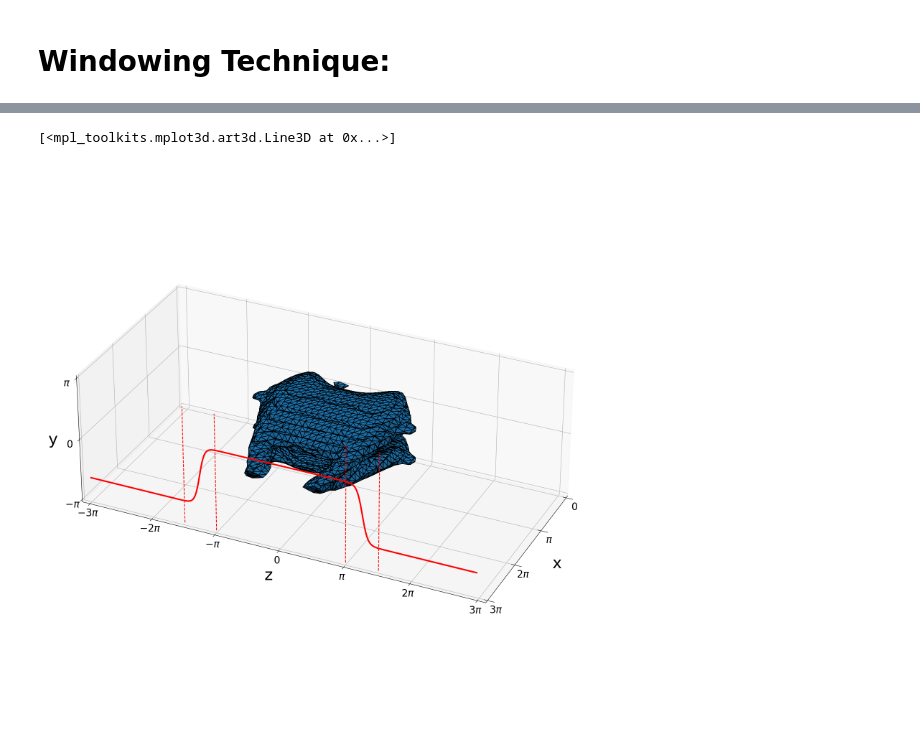
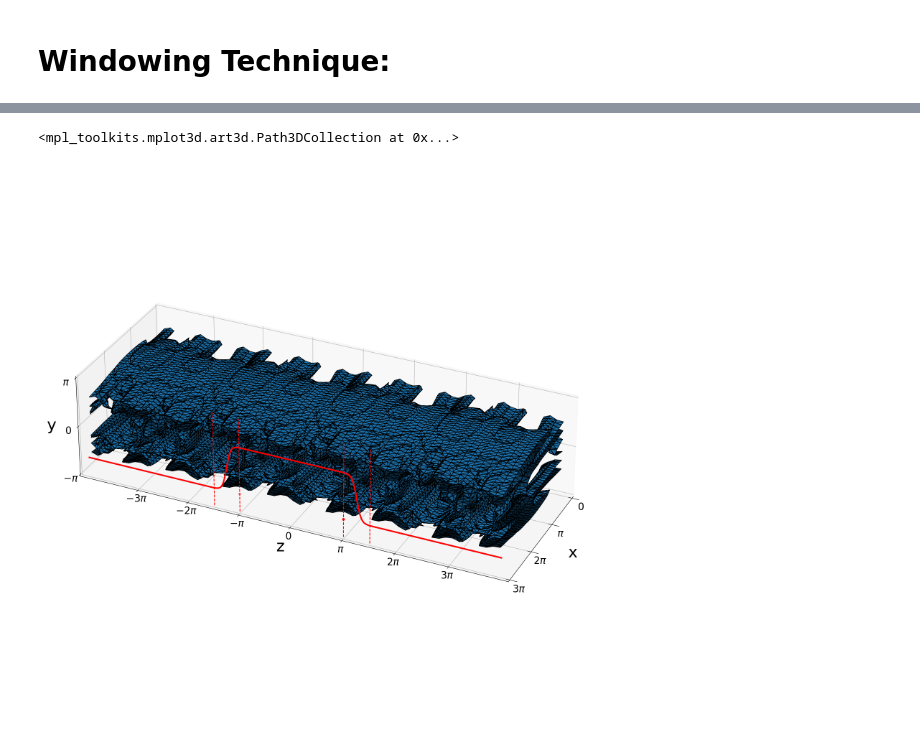
Before and after one commit to theolewy/vKolmogorov3D, a Jupyter notebook: jupyter_notebooks/arrowhead3D.ipynb, the cells around one changed output, grey strips where cells are left out. Drawn from its saved outputs; the diff is of its cells as text; code cells hidden in the pictures.

```diff
--- a/jupyter_notebooks/arrowhead3D.ipynb
+++ b/jupyter_notebooks/arrowhead3D.ipynb
@@ -63,5 +50,6 @@ IndexError: list index out of range
 # %%
 Lx = system_params['Lx']
+Nz = solver_params['Nz']
 # %%
 from cfd_tools.cartesian_systems.misc_tools import shift_reflect
 
@@ -128,22 +116,30 @@ def plot_3D_surface(array1, x, y, z, ax=None, level_mult=0.7):
     plt.tight_layout()
 
     return ax
+# %%
+# Tile the periodic solution...
+
+trace_tiled = np.tile(trace, (1, 4, 1))
+trace_tiled = np.roll(trace_tiled, shift=Nz//2, axis=1)
+x_tiled = x
+y_tiled = y
+z_tiled = np.concatenate([z-4*np.pi, z-2*np.pi, z , z+2*np.pi, z+4*np.pi])[Nz//2:-Nz//2]
 # %%
 a, b = np.pi, np.pi/2
 plt.rcParams['font.size'] = 40
 
 
-ax = plot_3D_surface(trace, x, y, z, ax=None, level_mult=0.5)
+ax = plot_3D_surface(trace_tiled, x_tiled, y_tiled, z_tiled, ax=None, level_mult=0.5)
 
-z_plot = np.linspace(np.min(z), np.max(z), 300)
+z_plot = np.linspace(np.min(z_tiled), np.max(z_tiled), 300)
 window = 1/4 * (1 + np.tanh(6 * (a - z_plot) / b + 3)) * (1 + np.tanh(6 * (a + z_plot) / b + 3))
 
 ax.plot(z_plot, (window*3-2), zs=Lx, zdir='x', color='red', zorder=10, linewidth=3)
 ax.plot([-a, -a], [-np.pi, np.pi-0.3], zs=Lx, zdir='x', color='red', linestyle='--', zorder=10)
 ax.plot([a, a], [-np.pi, np.pi-0.3], zs=Lx, zdir='x', color='red', linestyle='--', zorder=10)
 ax.plot([-a-b, -a-b], [-np.pi, np.pi-0.3], zs=Lx, zdir='x', color='red', linestyle='--', zorder=10)
 ax.plot([a+b, a+b], [-np.pi, np.pi-0.3], zs=Lx, zdir='x', color='red', linestyle='--', zorder=10)
-# ax.scatter3D([Lx, Lx], [-a, a], [-2, -2], color='red', zorder=20)
+ax.scatter3D([Lx, Lx], [-a, a], [-2, -2], color='red', zorder=20)
 # %% [output]
-[<mpl_toolkits.mplot3d.art3d.Line3D at 0x...>]
+<mpl_toolkits.mplot3d.art3d.Path3DCollection at 0x...>
-[figure, old version]
+[figure, new version]
```
Also changed, not shown: parts of 2 cells of this notebook, 1 other file.
